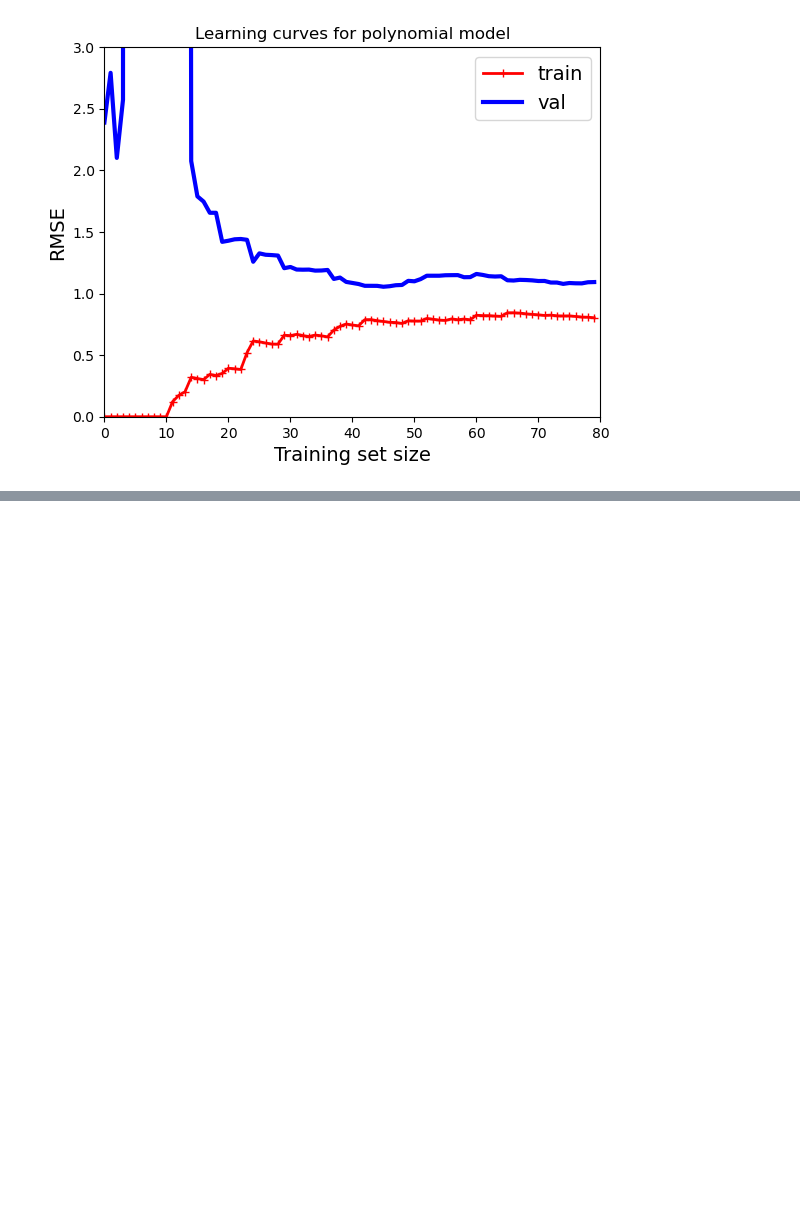
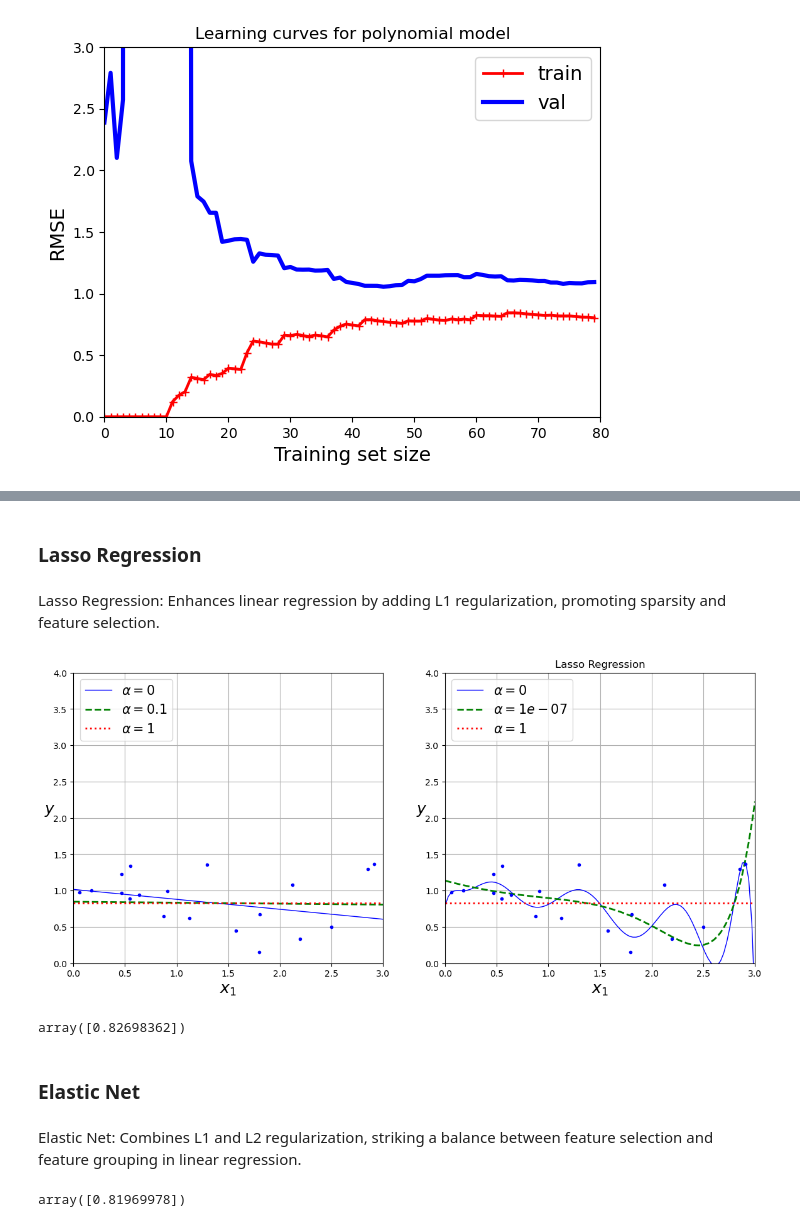
Before and after one commit to Ivan-Grigorev/Hands_On_ML, a Jupyter notebook: chapter_04.ipynb, the cells around one changed output, grey strips where cells are left out. Cells and saved outputs as stored; diff of their text form; code cells hidden in the pictures; blank space fills up the shorter version.

```diff
--- a/chapter_04.ipynb
+++ b/chapter_04.ipynb
@@ -485,0 +569,44 @@ plt.show()
+# %% [markdown]
+<h3>Lasso Regression</h3>
+# %% [markdown]
+Lasso Regression: Enhances linear regression by adding L1 regularization, promoting sparsity and feature selection.
+# %%
+from sklearn.linear_model import Lasso
+
+
+plt.figure(figsize=(14, 6))
+
+plt.subplot(121)
+plot_model(Lasso, polynomial=False, alphas=(0, 0.1, 1), random_state=42)
+plt.grid(True)
+
+plt.subplot(122)
+plot_model(Lasso, polynomial=True, alphas=(0, 10**-7, 1), random_state=42)
+plt.grid(True)
+
+plt.title('Lasso Regression')
+plt.show()
+# %% [output]
+[figure, added]
+# %%
+from sklearn.linear_model import Lasso
+
+
+lasso_reg = Lasso(alpha=0.1)  # 'alpha' controls regularization strength in Lasso regression
+lasso_reg.fit(X, y)
+lasso_reg.predict([[1.5]])
+# %% [output]
+array([0.82698362])
+# %% [markdown]
+<h3>Elastic Net</h3>
+# %% [markdown]
+Elastic Net: Combines L1 and L2 regularization, striking a balance between feature selection and feature grouping in linear regression.
+# %%
+from sklearn.linear_model import ElasticNet
+
+
+elastic_net = ElasticNet(alpha=0.1, l1_ratio=0.5)  #'l1_ratio' balances L1 and L2 regularization in ElasticNet
+elastic_net.fit(X, y)
+elastic_net.predict([[1.5]])
+# %% [output]
+array([0.81969978])
```
Also changed, not shown: parts of 30 cells of this notebook.
